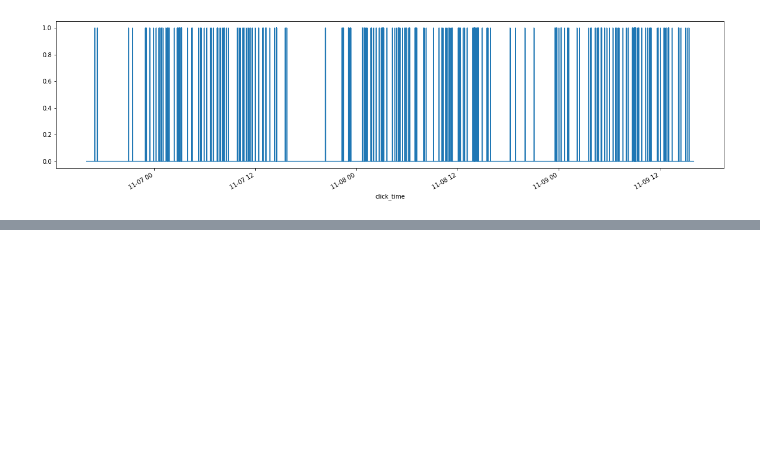
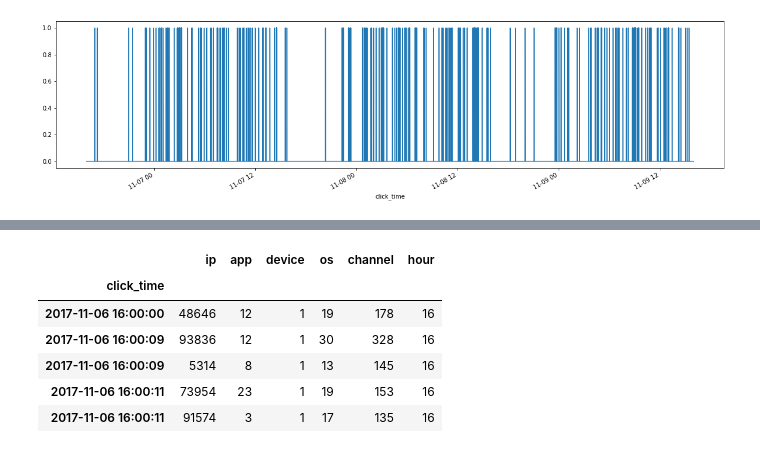
Before and after one commit to Kasimova2022/ml-sagemaker, a Jupyter notebook: talkingdata-adtracking-fraud-detection/talkingdata.ipynb, the cells around one changed output, grey strips where cells are left out. Saved outputs shown, nothing was run; the diff lists cells and outputs as text; code cells hidden in the pictures; blank space fills up the shorter version.

```diff
--- a/talkingdata-adtracking-fraud-detection/talkingdata.ipynb
+++ b/talkingdata-adtracking-fraud-detection/talkingdata.ipynb
@@ -91,0 +127,19 @@ dataset_train.apply(lambda x: 1 if x['is_attributed'] == 1 else 0, axis=1).plot(
+# %%
+def prepare_dataset(df):
+    """Preprocess raw input dataset to enhanced dataset with additional features"""
+    df['hour'] = df.index.hour
+    df['click_time'] = df.index
+
+    return df.drop(labels=['attributed_time', 'click_time', 'is_attributed'], axis=1, errors='ignore')
+# %%
+train_X = prepare_dataset(dataset_train)
+# %%
+train_X.head()
+# %% [output]
+|  | ip | app | device | os | channel | hour |
+| click_time |  |  |  |  |  |  |
+| 2017-11-06 16:00:00 | 48646 | 12 | 1 | 19 | 178 | 16 |
+| 2017-11-06 16:00:09 | 93836 | 12 | 1 | 30 | 328 | 16 |
+| 2017-11-06 16:00:09 | 5314 | 8 | 1 | 13 | 145 | 16 |
+| 2017-11-06 16:00:11 | 73954 | 23 | 1 | 19 | 153 | 16 |
+| 2017-11-06 16:00:11 | 91574 | 3 | 1 | 17 | 135 | 16 |
```
Also changed, not shown: parts of 10 cells of this notebook.
